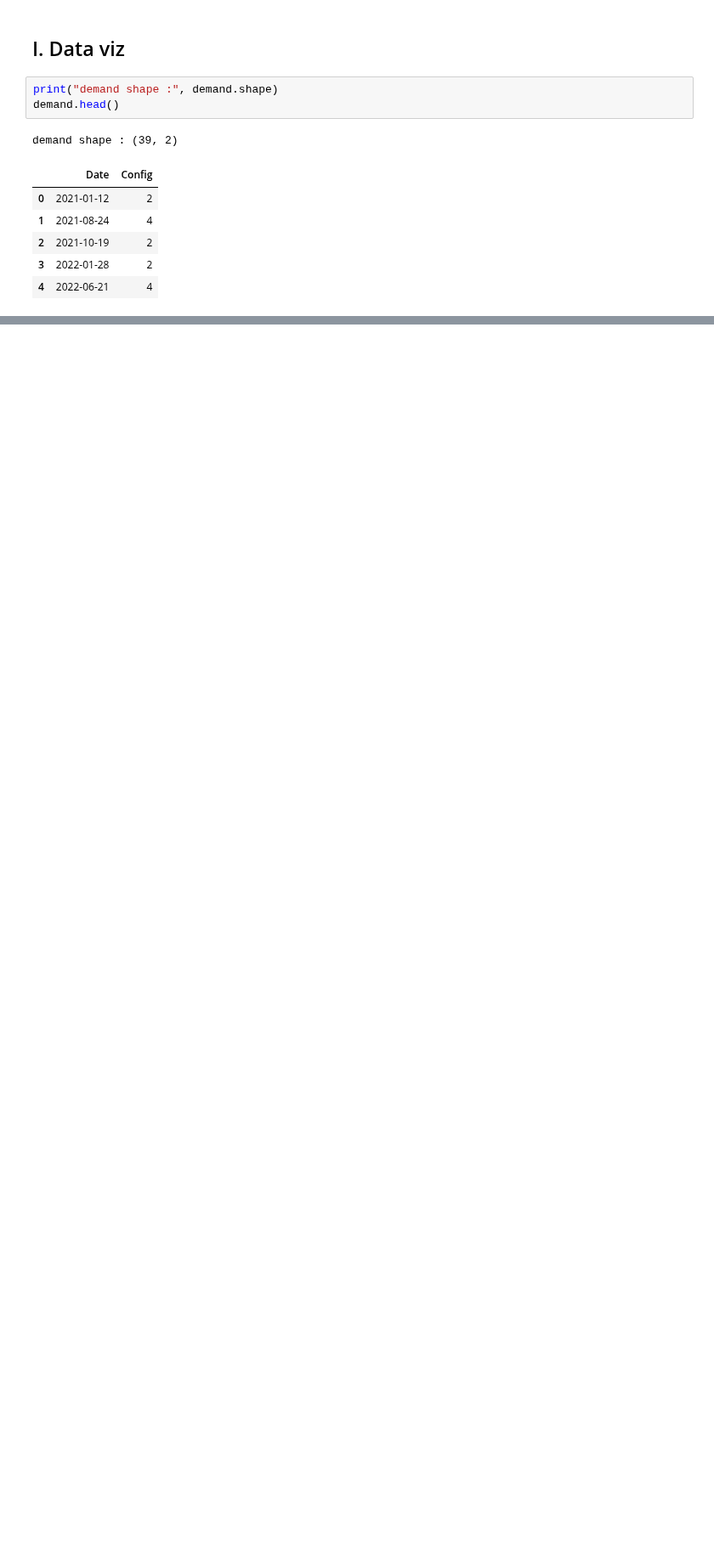
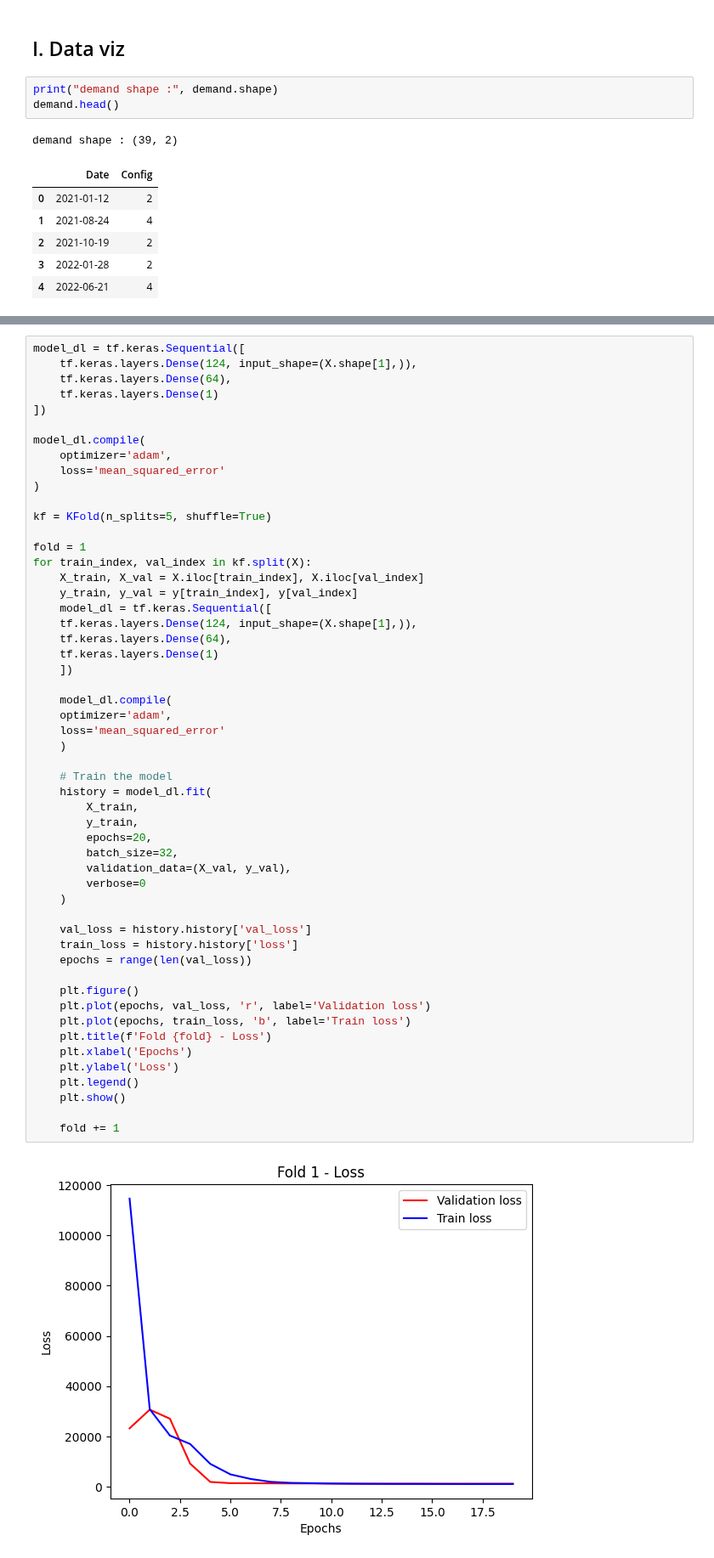
Before and after one commit to ThomasSecco/Hackathon, a Jupyter notebook: notebooks/paul.ipynb, the cells around one changed output, grey strips where cells are left out. Shown at 85% size. Cells and saved outputs as stored; diff of their text form; blank space fills up the shorter version.

```diff
--- a/notebooks/paul.ipynb
+++ b/notebooks/paul.ipynb
@@ -187,0 +192,55 @@ dataset.loc[dataset['Container']=='SN6']
+# %%
+model_dl = tf.keras.Sequential([
+    tf.keras.layers.Dense(124, input_shape=(X.shape[1],)),
+    tf.keras.layers.Dense(64),
+    tf.keras.layers.Dense(1)
+])
+
+model_dl.compile(
+    optimizer='adam',
+    loss='mean_squared_error'
+)
+
+kf = KFold(n_splits=5, shuffle=True)
+
+fold = 1
+for train_index, val_index in kf.split(X):
+    X_train, X_val = X.iloc[train_index], X.iloc[val_index]
+    y_train, y_val = y[train_index], y[val_index]
+    model_dl = tf.keras.Sequential([
+    tf.keras.layers.Dense(124, input_shape=(X.shape[1],)),
+    tf.keras.layers.Dense(64),
+    tf.keras.layers.Dense(1)
+    ])
+
+    model_dl.compile(
+    optimizer='adam',
+    loss='mean_squared_error'
+    )
+
+    # Train the model
+    history = model_dl.fit(
+        X_train,
+        y_train,
+        epochs=20,
+        batch_size=32,
+        validation_data=(X_val, y_val),
+        verbose=0
+    )
+
+    val_loss = history.history['val_loss']
+    train_loss = history.history['loss']
+    epochs = range(len(val_loss))
+
+    plt.figure()
+    plt.plot(epochs, val_loss, 'r', label='Validation loss')
+    plt.plot(epochs, train_loss, 'b', label='Train loss')
+    plt.title(f'Fold {fold} - Loss')
+    plt.xlabel('Epochs')
+    plt.ylabel('Loss')
+    plt.legend()
+    plt.show()
+
+    fold += 1
+# %% [output]
+[figure, added]
```
Also changed, not shown: parts of 18 cells of this notebook, 1 other file.
